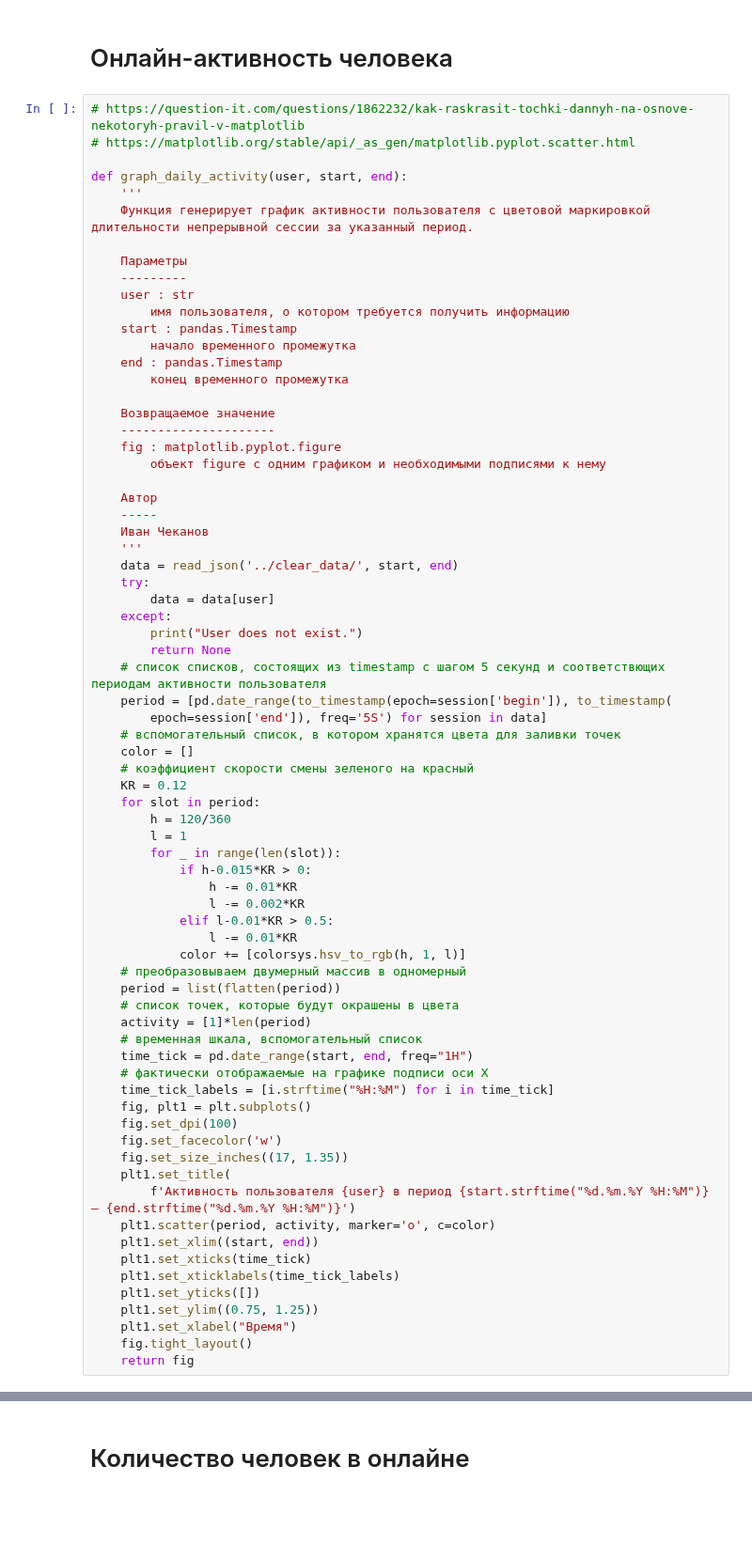
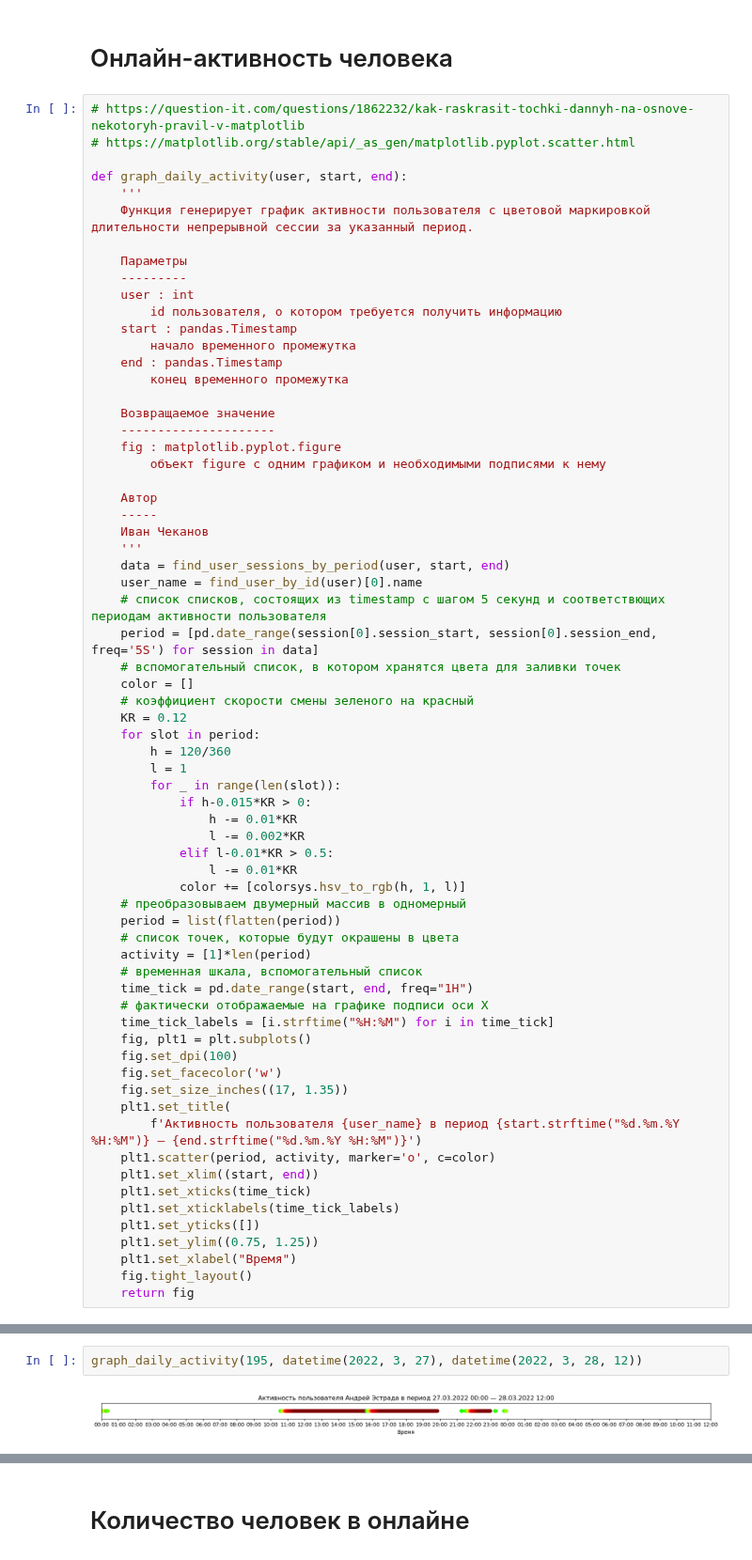
Before and after one commit to ichekanov/vk_online_analysis, a Jupyter notebook: scripts/graphs/analysis.ipynb, the cells around one changed output, grey strips where cells are left out. Shown at 94% size. Drawn from its saved outputs; the diff is of its cells as text; blank space fills up the shorter version.

```diff
--- a/scripts/graphs/analysis.ipynb
+++ b/scripts/graphs/analysis.ipynb
@@ -197,8 +141,8 @@ def graph_daily_activity(user, start, end):
 
     Параметры
     ---------
-    user : str
-        имя пользователя, о котором требуется получить информацию
+    user : int
+        id пользователя, о котором требуется получить информацию
     start : pandas.Timestamp
         начало временного промежутка
     end : pandas.Timestamp
@@ -213,15 +157,10 @@ def graph_daily_activity(user, start, end):
     -----
     Иван Чеканов
     '''
-    data = read_json('../clear_data/', start, end)
-    try:
-        data = data[user]
-    except:
-        print("User does not exist.")
-        return None
+    data = find_user_sessions_by_period(user, start, end)
+    user_name = find_user_by_id(user)[0].name
     # список списков, состоящих из timestamp с шагом 5 секунд и соответствющих периодам активности пользователя
-    period = [pd.date_range(to_timestamp(epoch=session['begin']), to_timestamp(
-        epoch=session['end']), freq='5S') for session in data]
+    period = [pd.date_range(session[0].session_start, session[0].session_end, freq='5S') for session in data]
     # вспомогательный список, в котором хранятся цвета для заливки точек
     color = []
     # коэффициент скорости смены зеленого на красный
@@ -249,7 +188,7 @@ def graph_daily_activity(user, start, end):
     fig.set_facecolor('w')
     fig.set_size_inches((17, 1.35))
     plt1.set_title(
-        f'Активность пользователя {user} в период {start.strftime("%d.%m.%Y %H:%M")} — {end.strftime("%d.%m.%Y %H:%M")}')
+        f'Активность пользователя {user_name} в период {start.strftime("%d.%m.%Y %H:%M")} — {end.strftime("%d.%m.%Y %H:%M")}')
     plt1.scatter(period, activity, marker='o', c=color)
     plt1.set_xlim((start, end))
     plt1.set_xticks(time_tick)
@@ -266,0 +201,4 @@ daily_activity_graph(list(users.keys())[0], to_timestamp(17, 3), to_timestamp(18
+# %%
+graph_daily_activity(195, datetime(2022, 3, 27), datetime(2022, 3, 28, 12))
+# %% [output]
+[figure, added]
```
Also changed, not shown: parts of 9 cells of this notebook.
